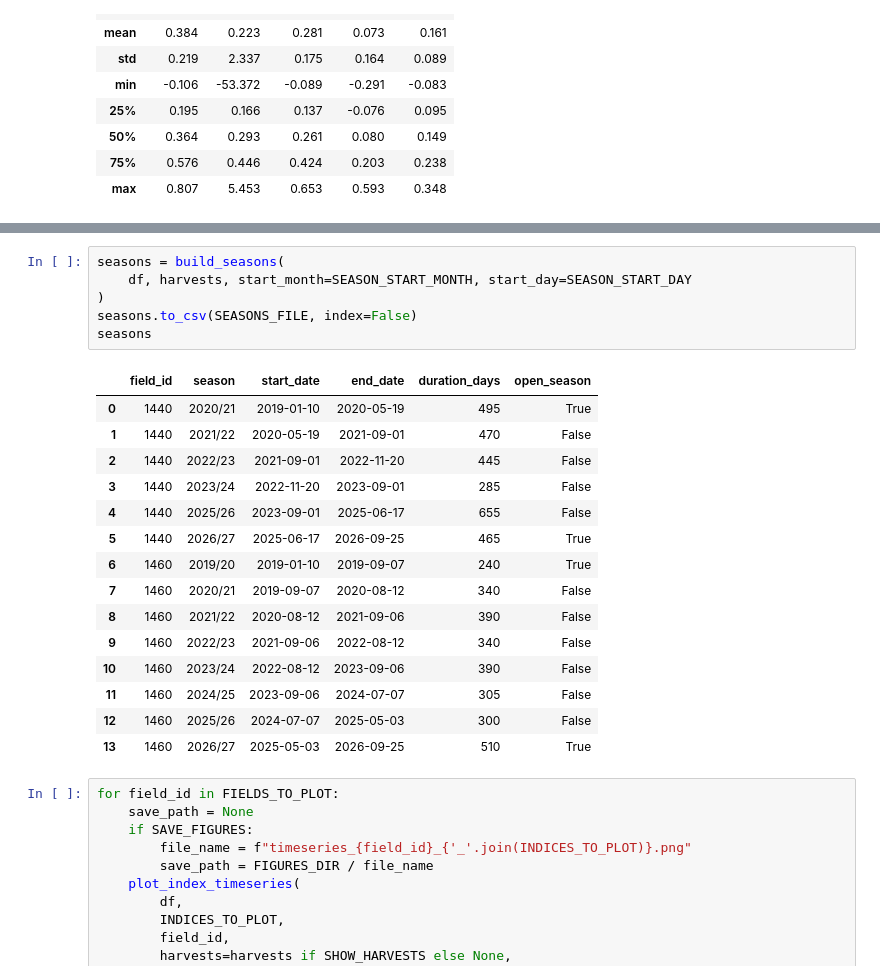
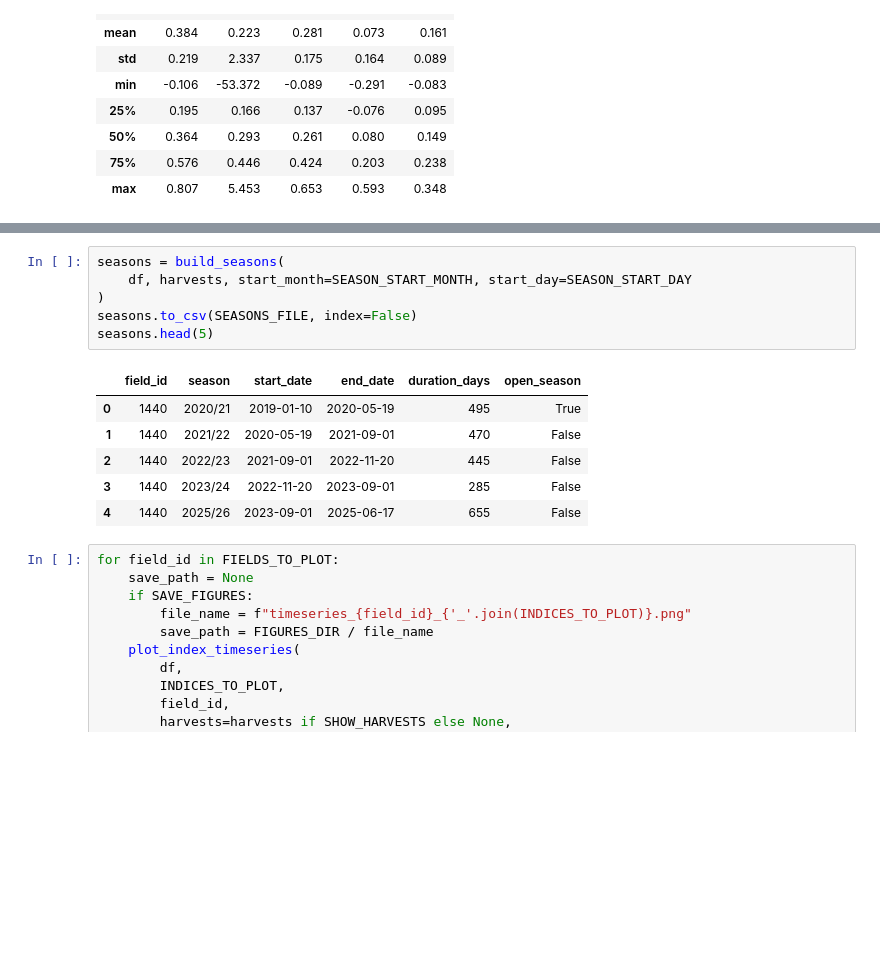
Before and after one commit to jfontenelli/cane_cycle, a Jupyter notebook: notebooks/sugarcane_cycle_analysis.ipynb, the cells around one changed output, grey strips where cells are left out. Cells and saved outputs as stored; diff of their text form; blank space fills up the shorter version.

```diff
--- a/notebooks/vegetation_index.ipynb
+++ b/notebooks/sugarcane_cycle_analysis.ipynb
@@ -95,25 +122,16 @@ harvests
 # %%
 seasons = build_seasons(
     df, harvests, start_month=SEASON_START_MONTH, start_day=SEASON_START_DAY
 )
 seasons.to_csv(SEASONS_FILE, index=False)
-seasons
+seasons.head(5)
 # %% [output]
 |  | field_id | season | start_date | end_date | duration_days | open_season |
 | 0 | 1440 | 2020/21 | 2019-01-10 | 2020-05-19 | 495 | True |
 | 1 | 1440 | 2021/22 | 2020-05-19 | 2021-09-01 | 470 | False |
 | 2 | 1440 | 2022/23 | 2021-09-01 | 2022-11-20 | 445 | False |
 | 3 | 1440 | 2023/24 | 2022-11-20 | 2023-09-01 | 285 | False |
 | 4 | 1440 | 2025/26 | 2023-09-01 | 2025-06-17 | 655 | False |
-| 5 | 1440 | 2026/27 | 2025-06-17 | 2026-09-25 | 465 | True |
-| 6 | 1460 | 2019/20 | 2019-01-10 | 2019-09-07 | 240 | True |
-| 7 | 1460 | 2020/21 | 2019-09-07 | 2020-08-12 | 340 | False |
-| 8 | 1460 | 2021/22 | 2020-08-12 | 2021-09-06 | 390 | False |
-| 9 | 1460 | 2022/23 | 2021-09-06 | 2022-08-12 | 340 | False |
-| 10 | 1460 | 2023/24 | 2022-08-12 | 2023-09-06 | 390 | False |
-| 11 | 1460 | 2024/25 | 2023-09-06 | 2024-07-07 | 305 | False |
-| 12 | 1460 | 2025/26 | 2024-07-07 | 2025-05-03 | 300 | False |
-| 13 | 1460 | 2026/27 | 2025-05-03 | 2026-09-25 | 510 | True |
 # %%
 for field_id in FIELDS_TO_PLOT:
     save_path = None
```
Also changed, not shown: parts of 25 cells of this notebook, 14 other files.
